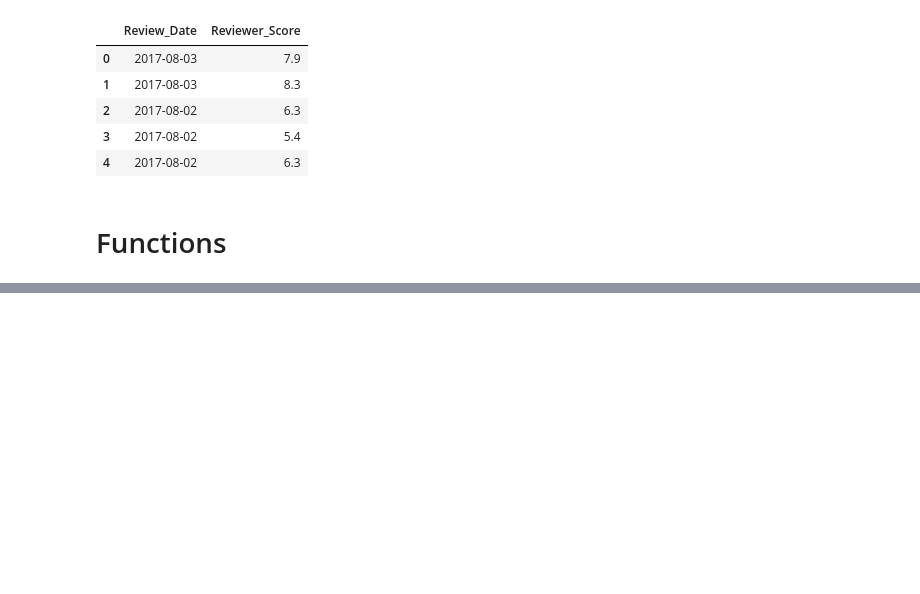
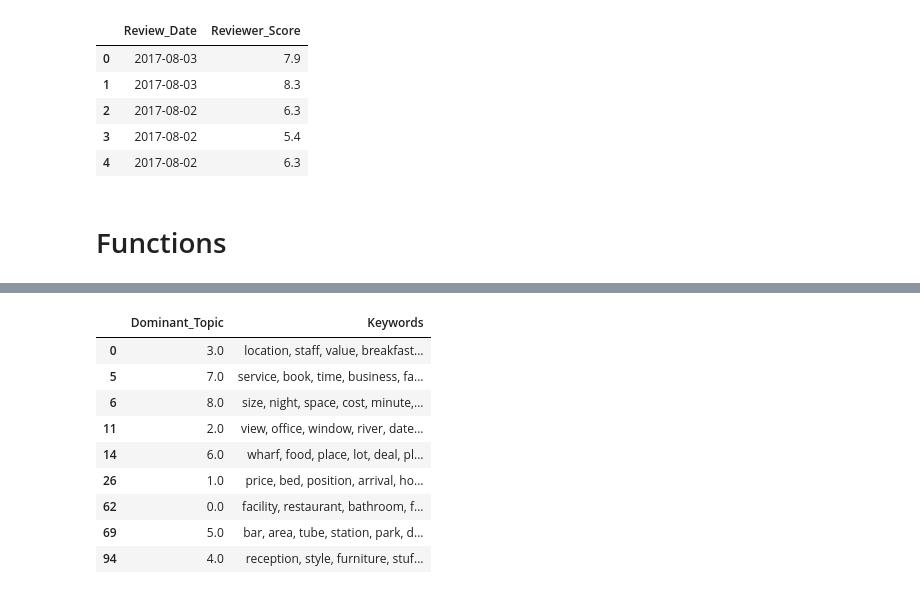
Before and after one commit to NiloofarJalali/insight-project, a Jupyter notebook: notebooks/archive/HotelWatch_version_1.ipynb, the cells around one changed output, grey strips where cells are left out. Cells and saved outputs as stored; diff of their text form; code cells hidden in the pictures; blank space fills up the shorter version.

```diff
--- a/notebooks/archive/HotelWatch_version_1.ipynb
+++ b/notebooks/archive/HotelWatch_version_1.ipynb
@@ -274,6 +277,8 @@ def process(input_data, no_list,time_table,start, limit, step,file_name,verbose)
 positive_topic=process(input_data=pre_docp, no_list=stop_words,time_table=Time_Table,start=3, limit=20, step=1,file_name="doc_pos",verbose=True)
 # %% [output]
 [interactive output not drawn]
+# %%
+positive_topic=process(input_data=pre_docp, no_list=stop_words,time_table=Time_Table,start=2, limit=10, step=1,file_name="doc_pos",verbose=False)
 # %%
 with open("/Users/niloofar/Documents/insight/data/cleaned/hotel1/positive", 'wb') as f:
             pickle.dump(positive_topic, f)
@@ -1153,0 +393,13 @@ for m, cv in zip(x, coherence_values):
+# %%
+positive_topic[['Dominant_Topic','Keywords']].drop_duplicates()
+# %% [output]
+|  | Dominant_Topic | Keywords |
+| 0 | 3.0 | location, staff, value, breakfast... |
+| 5 | 7.0 | service, book, time, business, fa... |
+| 6 | 8.0 | size, night, space, cost, minute,... |
+| 11 | 2.0 | view, office, window, river, date... |
+| 14 | 6.0 | wharf, food, place, lot, deal, pl... |
+| 26 | 1.0 | price, bed, position, arrival, ho... |
+| 62 | 0.0 | facility, restaurant, bathroom, f... |
+| 69 | 5.0 | bar, area, tube, station, park, d... |
+| 94 | 4.0 | reception, style, furniture, stuf... |
```
Also changed, not shown: parts of 115 cells of this notebook, 1 other file.
